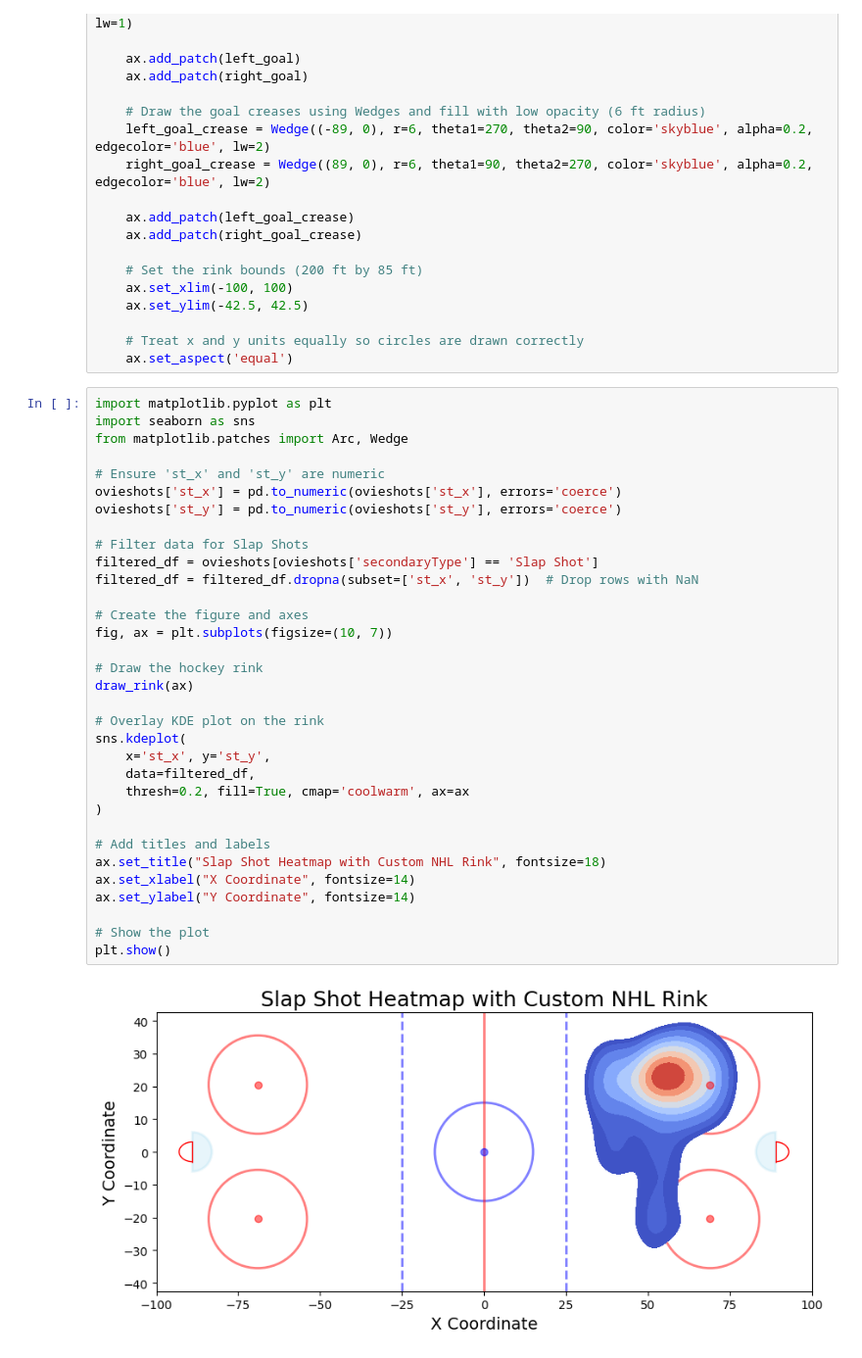
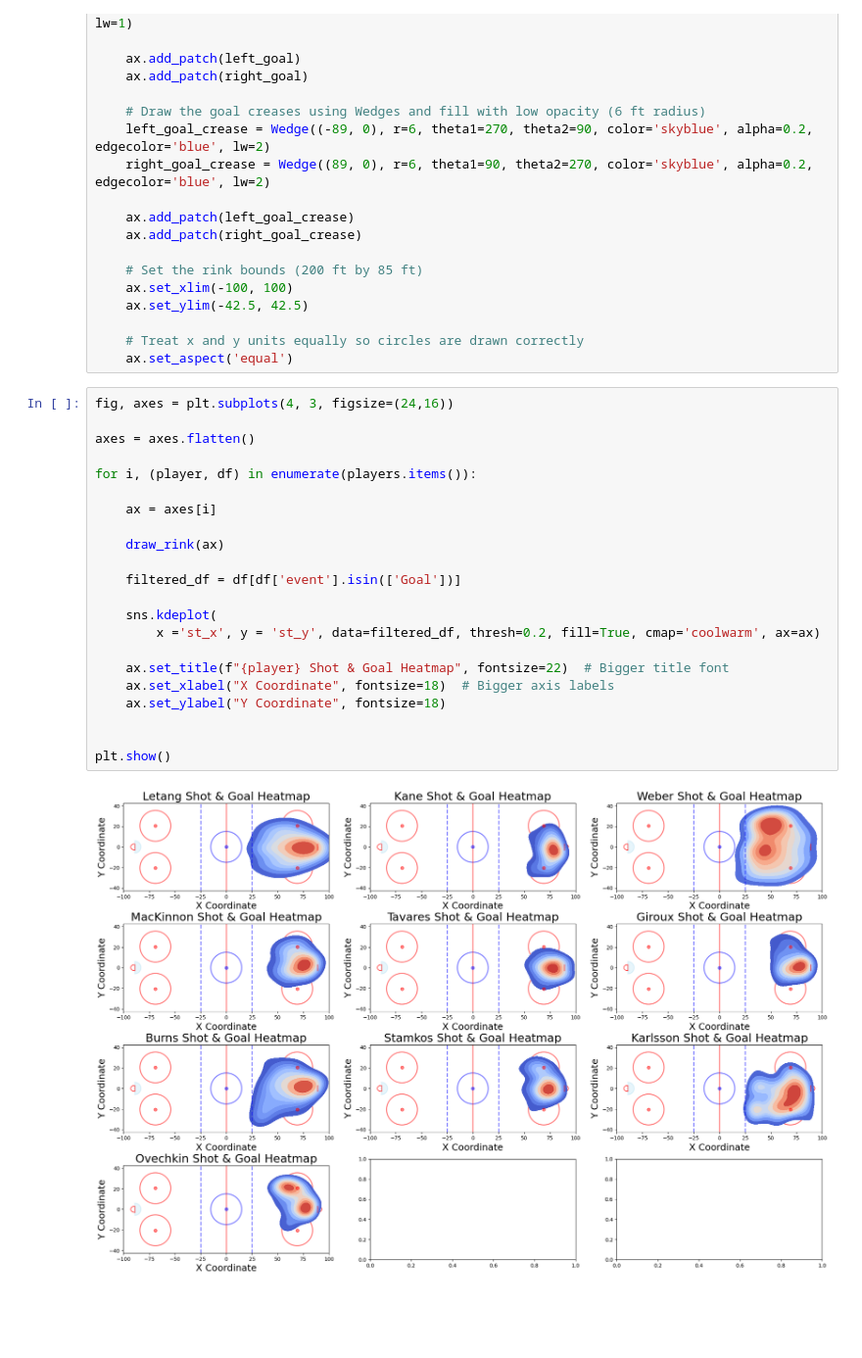
Before and after one commit to mattzirp/pucks_to_the_net, a Jupyter notebook: all_stars.ipynb, the cells around one changed output. Shown at 98% size. Saved outputs shown, nothing was run; the diff lists cells and outputs as text; blank space fills up the shorter version.

```diff
--- a/all_stars.ipynb
+++ b/all_stars.ipynb
@@ -244,38 +244,27 @@ def draw_rink(ax):
 
     # Treat x and y units equally so circles are drawn correctly
     ax.set_aspect('equal')
-# %%
-import matplotlib.pyplot as plt
-import seaborn as sns
-from matplotlib.patches import Arc, Wedge
-
-# Ensure 'st_x' and 'st_y' are numeric
-ovieshots['st_x'] = pd.to_numeric(ovieshots['st_x'], errors='coerce')
-ovieshots['st_y'] = pd.to_numeric(ovieshots['st_y'], errors='coerce')
-
-# Filter data for Slap Shots
-filtered_df = ovieshots[ovieshots['secondaryType'] == 'Slap Shot']
-filtered_df = filtered_df.dropna(subset=['st_x', 'st_y'])  # Drop rows with NaN
-
-# Create the figure and axes
-fig, ax = plt.subplots(figsize=(10, 7))
-
-# Draw the hockey rink
-draw_rink(ax)
-
-# Overlay KDE plot on the rink
-sns.kdeplot(
-    x='st_x', y='st_y',
-    data=filtered_df,
-    thresh=0.2, fill=True, cmap='coolwarm', ax=ax
-)
-
-# Add titles and labels
-ax.set_title("Slap Shot Heatmap with Custom NHL Rink", fontsize=18)
-ax.set_xlabel("X Coordinate", fontsize=14)
-ax.set_ylabel("Y Coordinate", fontsize=14)
-
-# Show the plot
-plt.show()
-# %% [output]
-[figure, removed]
+# %%
+fig, axes = plt.subplots(4, 3, figsize=(24,16))
+
+axes = axes.flatten()
+
+for i, (player, df) in enumerate(players.items()):
+
+    ax = axes[i]
+
+    draw_rink(ax)
+
+    filtered_df = df[df['event'].isin(['Goal'])]
+
+    sns.kdeplot(
+        x ='st_x', y = 'st_y', data=filtered_df, thresh=0.2, fill=True, cmap='coolwarm', ax=ax)
+
+    ax.set_title(f"{player} Shot & Goal Heatmap", fontsize=22)  # Bigger title font
+    ax.set_xlabel("X Coordinate", fontsize=18)  # Bigger axis labels
+    ax.set_ylabel("Y Coordinate", fontsize=18)
+
+
+plt.show()
+# %% [output]
+[figure, added]
```
Also changed, not shown: parts of 4 cells of this notebook.
